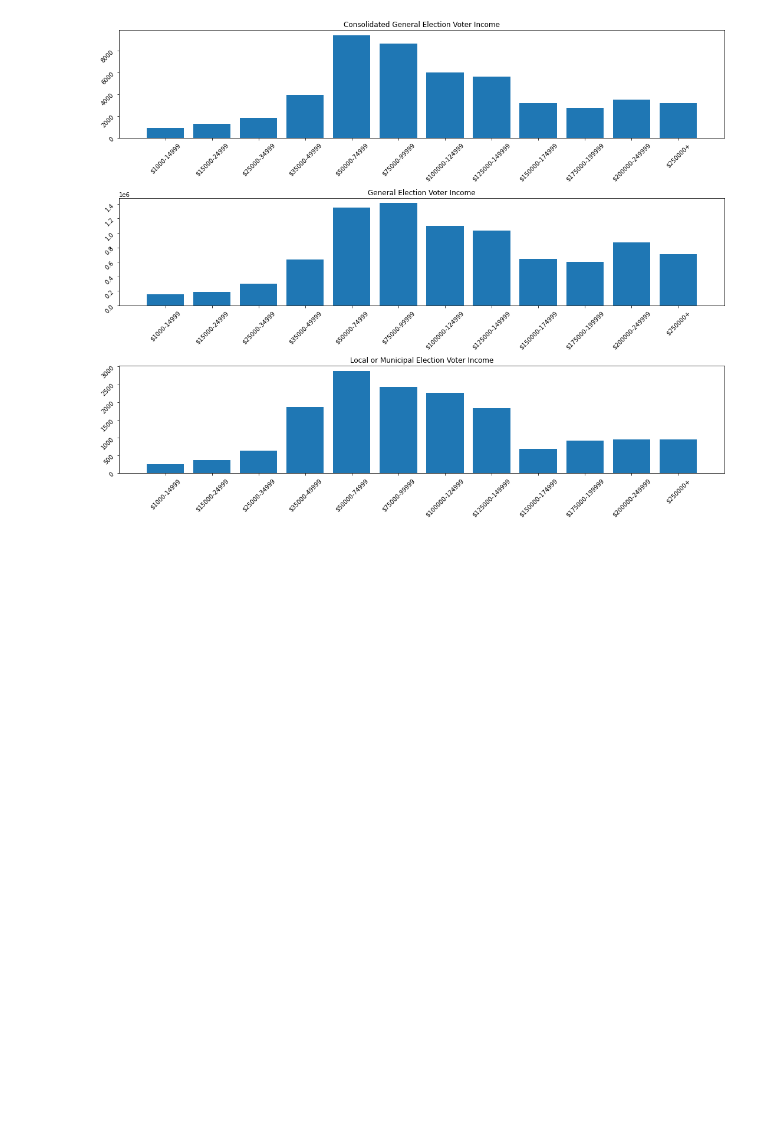
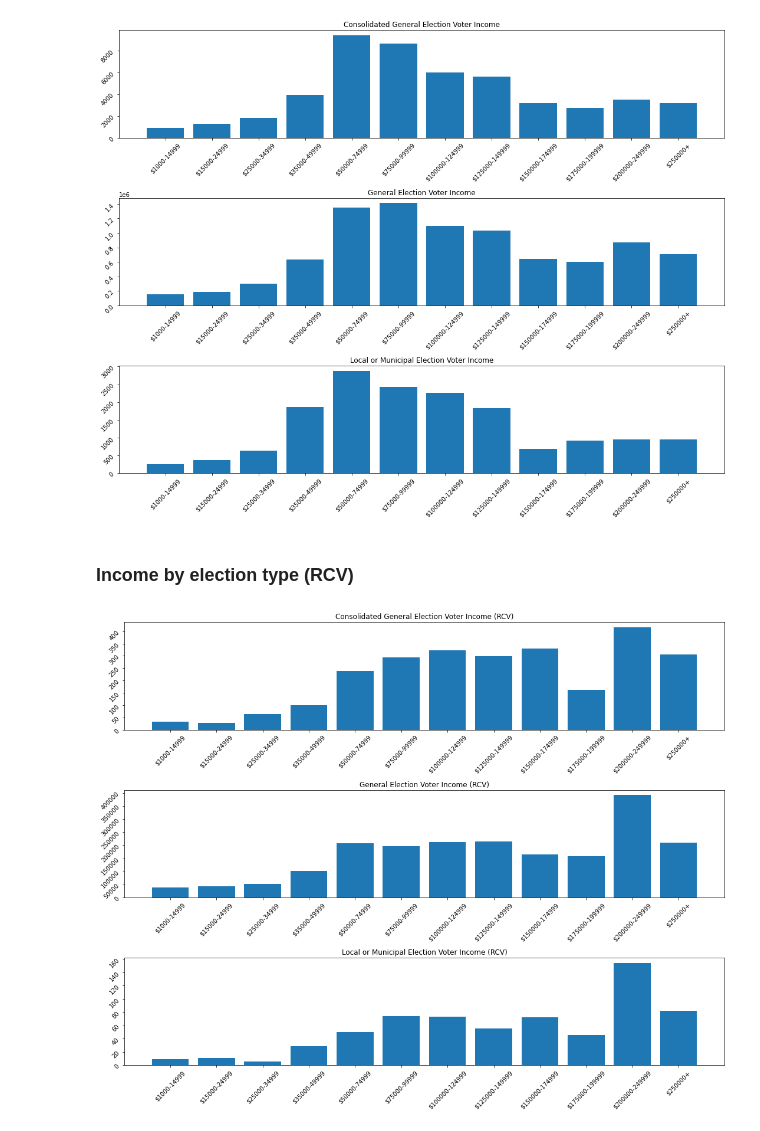
Before and after one commit to jnshzk/capstone, a Jupyter notebook: jin_visualizations.ipynb, the cells around one changed output. Cells and saved outputs as stored; diff of their text form; code cells hidden in the pictures; blank space fills up the shorter version.

```diff
--- a/jin_visualizations.ipynb
+++ b/jin_visualizations.ipynb
@@ -2,7 +2,7 @@
 import pandas as pd
 import matplotlib.pyplot as plt
 # %%
-ca_merged_df = pd.read_csv('voter_turnout_merged_california.csv')
+ca_merged_df = pd.read_csv('../Downloads/voter_turnout_merged_california.csv')
 ca_merged_df.head()
 # %% [output]
 |  | Residence_Addresses_City | elec_date | elec_year | elec_type | total_voters_asian | total_voters_black | ... |
@@ -193,3 +179,36 @@ axs[2].tick_params(labelrotation=45)
 fig.tight_layout()
 # %% [output]
 [figure]
+# %% [markdown]
+### Income by election type (RCV)
+# %%
+consolidated_general_df_rcv = rcv_df[rcv_df['elec_type']=='Consolidated_General']
+general_df_rcv = rcv_df[rcv_df['elec_type']=='General']
+local_municipal_df_rcv = rcv_df[rcv_df['elec_type']=='Local_or_Municipal']
+
+consolidated_general_income_rcv = consolidated_general_df_rcv[income_cols].drop_duplicates().sum(axis=0)
+general_income_rcv = general_df_rcv[income_cols].drop_duplicates().sum(axis=0)
+local_municipal_income_rcv = local_municipal_df_rcv[income_cols].drop_duplicates().sum(axis=0)
+
+consolidated_general_income_rcv = consolidated_general_income_rcv.reindex(ordered_income_cols)
+general_income_rcv = general_income_rcv.reindex(ordered_income_cols)
+local_municipal_income_rcv = local_municipal_income_rcv.reindex(ordered_income_cols)
+
+
+fig, axs = plt.subplots(3, figsize=(15, 12))
+
+axs[0].bar(x_labels, consolidated_general_income_rcv)
+axs[0].title.set_text('Consolidated General Election Voter Income (RCV)')
+axs[0].tick_params(labelrotation=45)
+
+axs[1].bar(x_labels, general_income_rcv)
+axs[1].title.set_text('General Election Voter Income (RCV)')
+axs[1].tick_params(labelrotation=45)
+
+axs[2].bar(x_labels, local_municipal_income_rcv)
+axs[2].title.set_text('Local or Municipal Election Voter Income (RCV)')
+axs[2].tick_params(labelrotation=45)
+
+fig.tight_layout()
+# %% [output]
+[figure, added]
```
Also changed, not shown: parts of 3 cells of this notebook.
